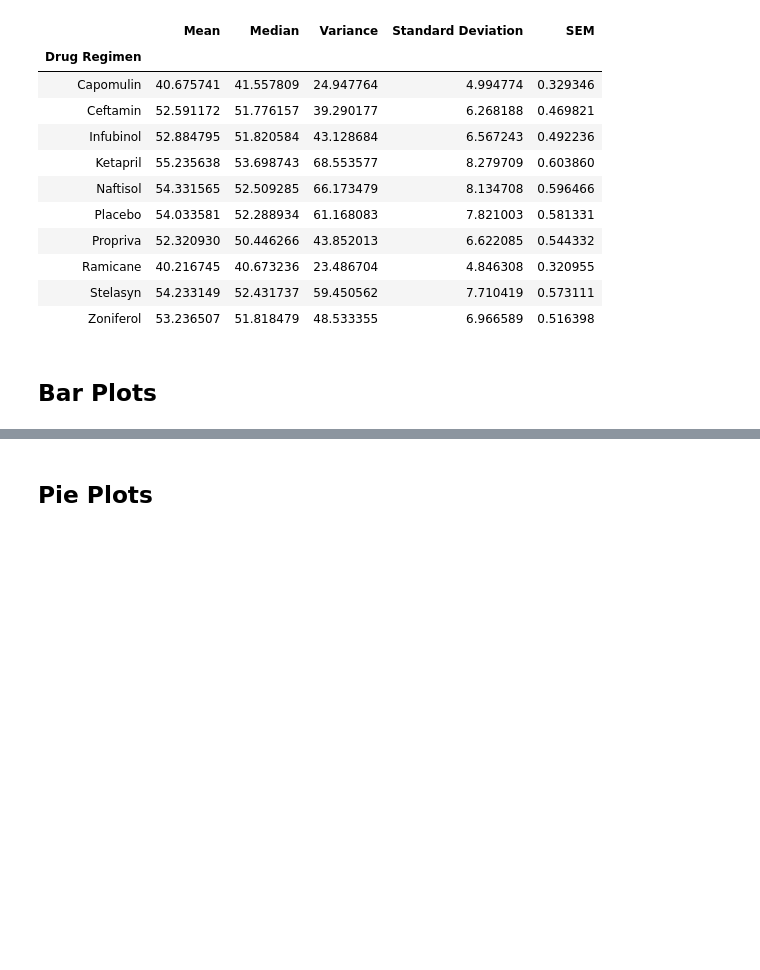
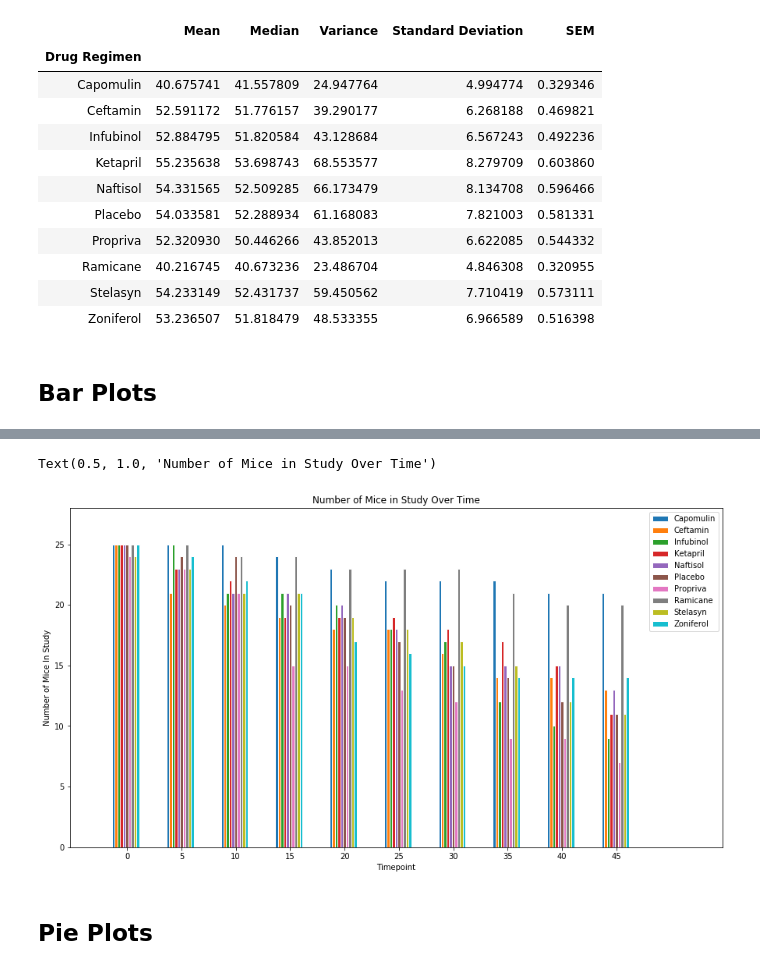
Before and after one commit to gshreve01/Matplot-Challenge, a Jupyter notebook: Pymaceuticals/pymaceuticals.ipynb, the cells around one changed output, grey strips where cells are left out. Saved outputs shown, nothing was run; the diff lists cells and outputs as text; code cells hidden in the pictures; blank space fills up the shorter version.

```diff
--- a/Pymaceuticals/pymaceuticals.ipynb
+++ b/Pymaceuticals/pymaceuticals.ipynb
@@ -232,3 +262,45 @@ summary_data_df
+# %%
+# Generate a bar plot showing the number of mice per time point for each treatment throughout the course of the study using pyplot.
+
+# set width of bar
+barWidth = 0.05
+
+fig, ax = plt.subplots(figsize=(15,8))
+
+barchart_data_list = []
+previous_barchart = ''
+idx = 0
+#regimens = ['Capomulin', 'Ceftamin']
+for regimen in regimens:
+    x = ''
+    if previous_barchart == '':
+        x = [val - .2 for val in np.arange(len(timepoints))]
+    else:
+        x = [val + barWidth for val in previous_barchart]
+
+    previous_barchart = x
+    barchart_data_list.append({'name': regimen
+                               , 'data' : group_data[regimen]
+                               , 'x_axis' : x})
+
+for barchart_data in barchart_data_list:
+    plt.bar(barchart_data['x_axis']
+            , barchart_data['data']
+            , width=barWidth
+            , edgecolor='white'
+            , label=barchart_data['name'])
+
+plt.xticks([r + barWidth for r in range(len(timepoints))], timepoints)
+
+plt.legend(loc='best')
+plt.xlabel('Timepoint')
+plt.ylabel('Number of Mice In Study')
+plt.ylim(0,max_number_of_mice + 3)
+plt.xlim(-1, len(timepoints) + 1)
+plt.title("Number of Mice in Study Over Time")
+# %% [output]
+Text(0.5, 1.0, 'Number of Mice in Study Over Time')
+[figure, added]
 # %% [markdown]
 ## Pie Plots
 # %%
```
Also changed, not shown: parts of 6 cells of this notebook.
